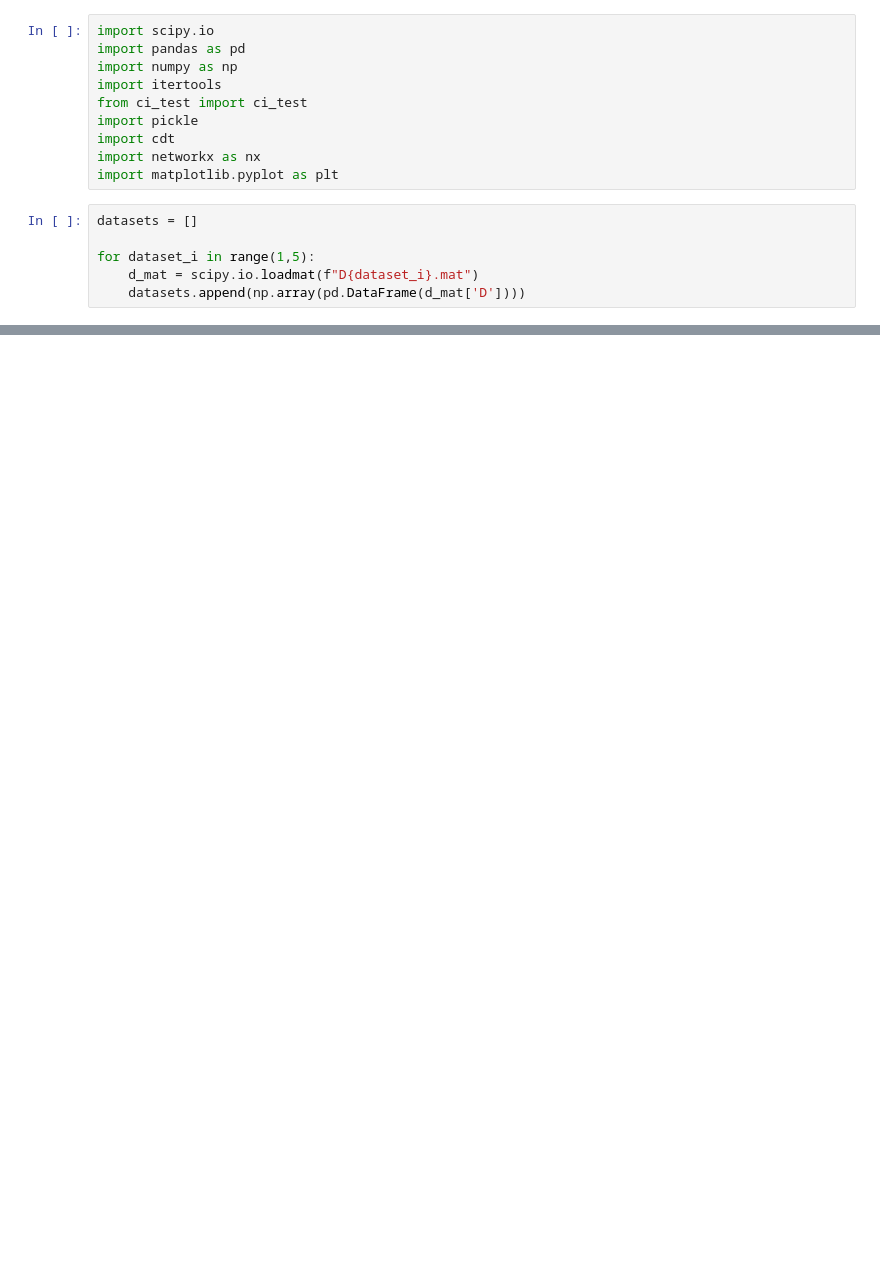
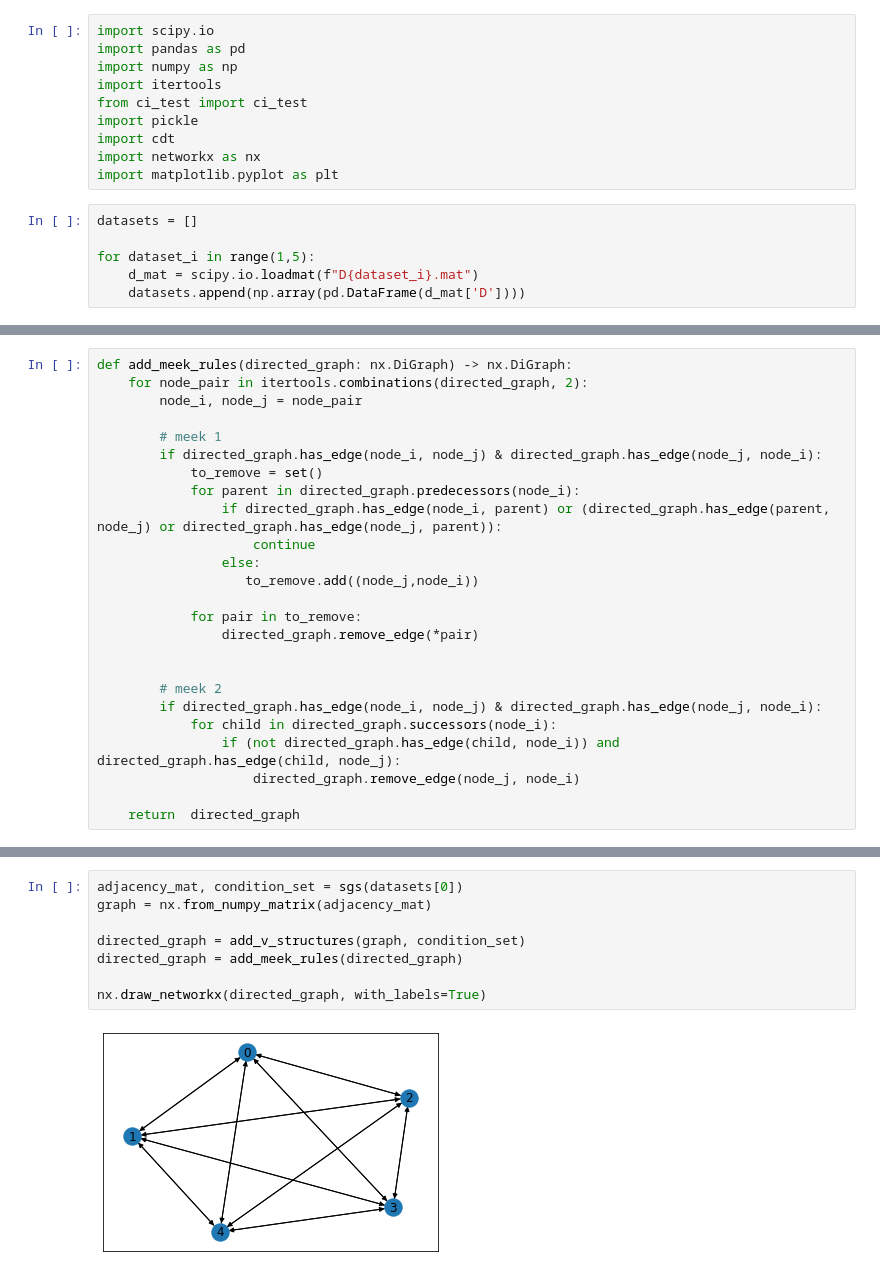
Before and after one commit to 0xMarmelade/mgt-416-causal-inference, a Jupyter notebook: Final Project/Final Project/ex1.ipynb, the cells around one changed output, grey strips where cells are left out. Saved outputs shown, nothing was run; the diff lists cells and outputs as text; blank space fills up the shorter version.

```diff
--- a/Final Project/Final Project/ex1.ipynb
+++ b/Final Project/Final Project/ex1.ipynb
@@ -85 +120,26 @@ def add_v_structures(dataset: np.ndarray, graph: nx.Graph, Z_set: [set]) -> nx.D
+# %%
+def add_meek_rules(directed_graph: nx.DiGraph) -> nx.DiGraph:
+    for node_pair in itertools.combinations(directed_graph, 2):
+        node_i, node_j = node_pair
+
+        # meek 1
+        if directed_graph.has_edge(node_i, node_j) & directed_graph.has_edge(node_j, node_i):
+            to_remove = set()
+            for parent in directed_graph.predecessors(node_i):
+                if directed_graph.has_edge(node_i, parent) or (directed_graph.has_edge(parent, node_j) or directed_graph.has_edge(node_j, parent)):
+                    continue
+                else:
+                   to_remove.add((node_j,node_i))
+
+            for pair in to_remove:
+                directed_graph.remove_edge(*pair)
+
+
+        # meek 2
+        if directed_graph.has_edge(node_i, node_j) & directed_graph.has_edge(node_j, node_i):
+            for child in directed_graph.successors(node_i):
+                if (not directed_graph.has_edge(child, node_i)) and directed_graph.has_edge(child, node_j):
+                    directed_graph.remove_edge(node_j, node_i)
+
+    return  directed_graph
 # %%
@@ -128,0 +149,10 @@ directed_graph = orient_meek2(datasets[i], orientmeek1(datasets[i], directed_gra
+# %%
+adjacency_mat, condition_set = sgs(datasets[0])
+graph = nx.from_numpy_matrix(adjacency_mat)
+
+directed_graph = add_v_structures(graph, condition_set)
+directed_graph = add_meek_rules(directed_graph)
+
+nx.draw_networkx(directed_graph, with_labels=True)
+# %% [output]
+[figure, added]
```
Also changed, not shown: parts of 17 cells of this notebook.
